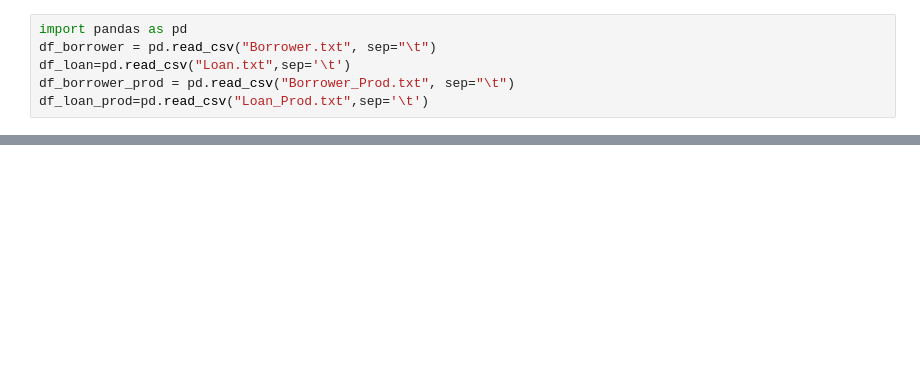
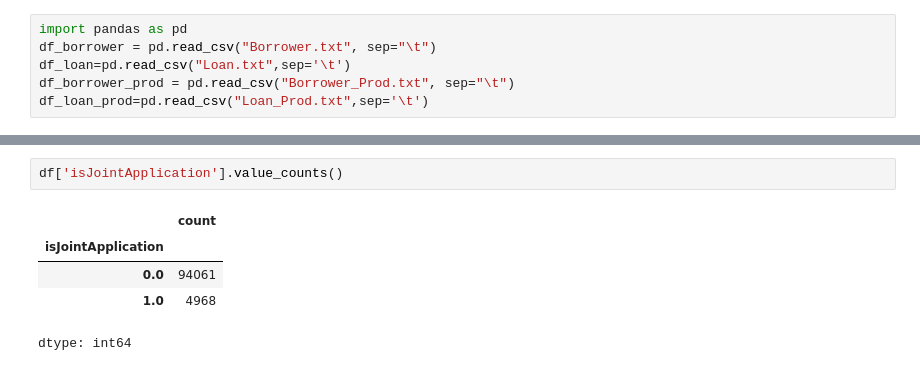
Before and after one commit to springboardmentor891v/CreditPathAI, a Jupyter notebook: microsoft_notebooks/eda_report.ipynb, the cells around one changed output, grey strips where cells are left out. Drawn from its saved outputs; the diff is of its cells as text; blank space fills up the shorter version.

```diff
--- a/microsoft_notebooks/eda_report.ipynb
+++ b/microsoft_notebooks/eda_report.ipynb
@@ -175,0 +409,8 @@ for col in df.columns:
+# %%
+df['isJointApplication'].value_counts()
+# %% [output]
+|  | count |
+| isJointApplication |  |
+| 0.0 | 94061 |
+| 1.0 | 4968 |
+dtype: int64
```
Also changed, not shown: parts of 26 cells of this notebook.
